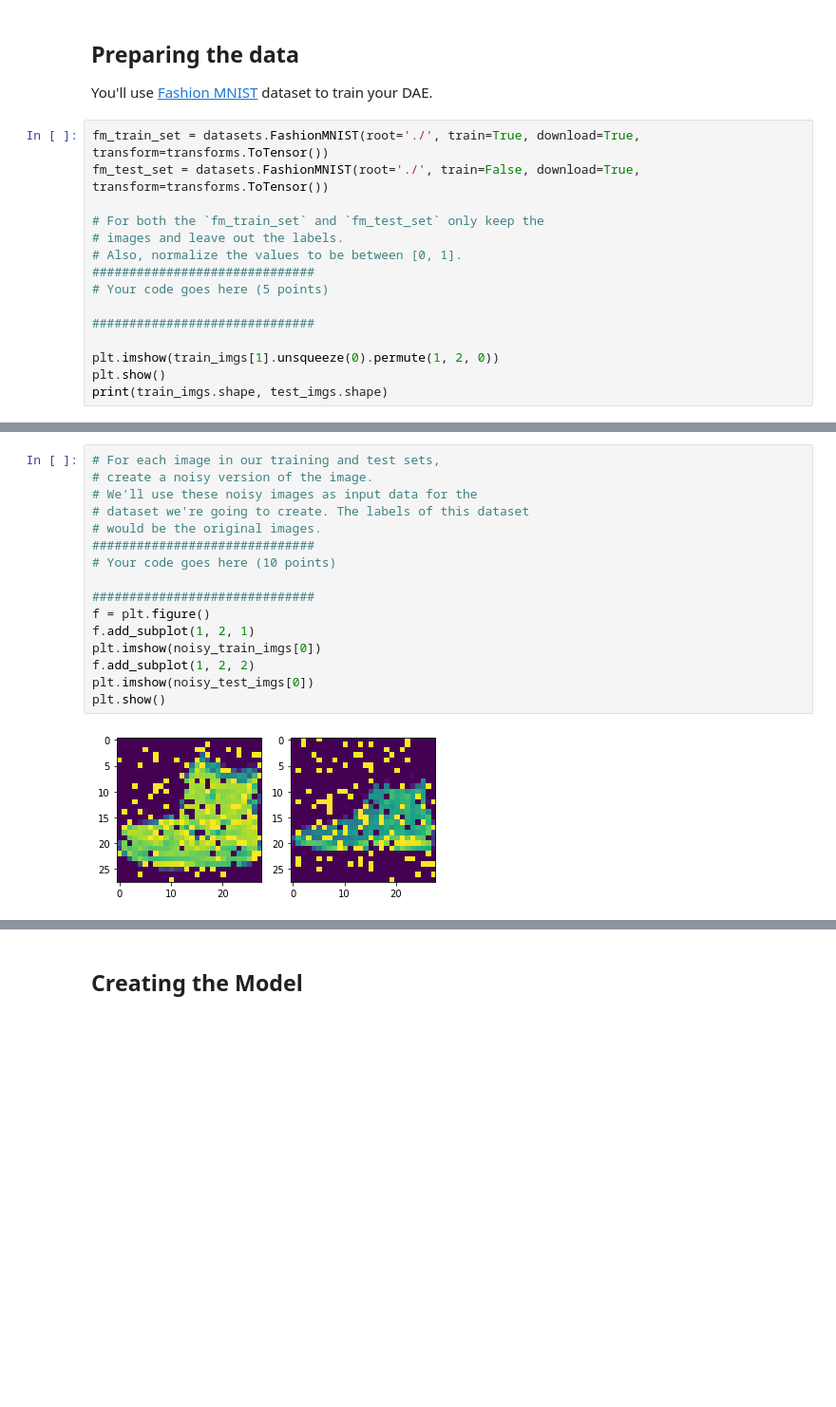
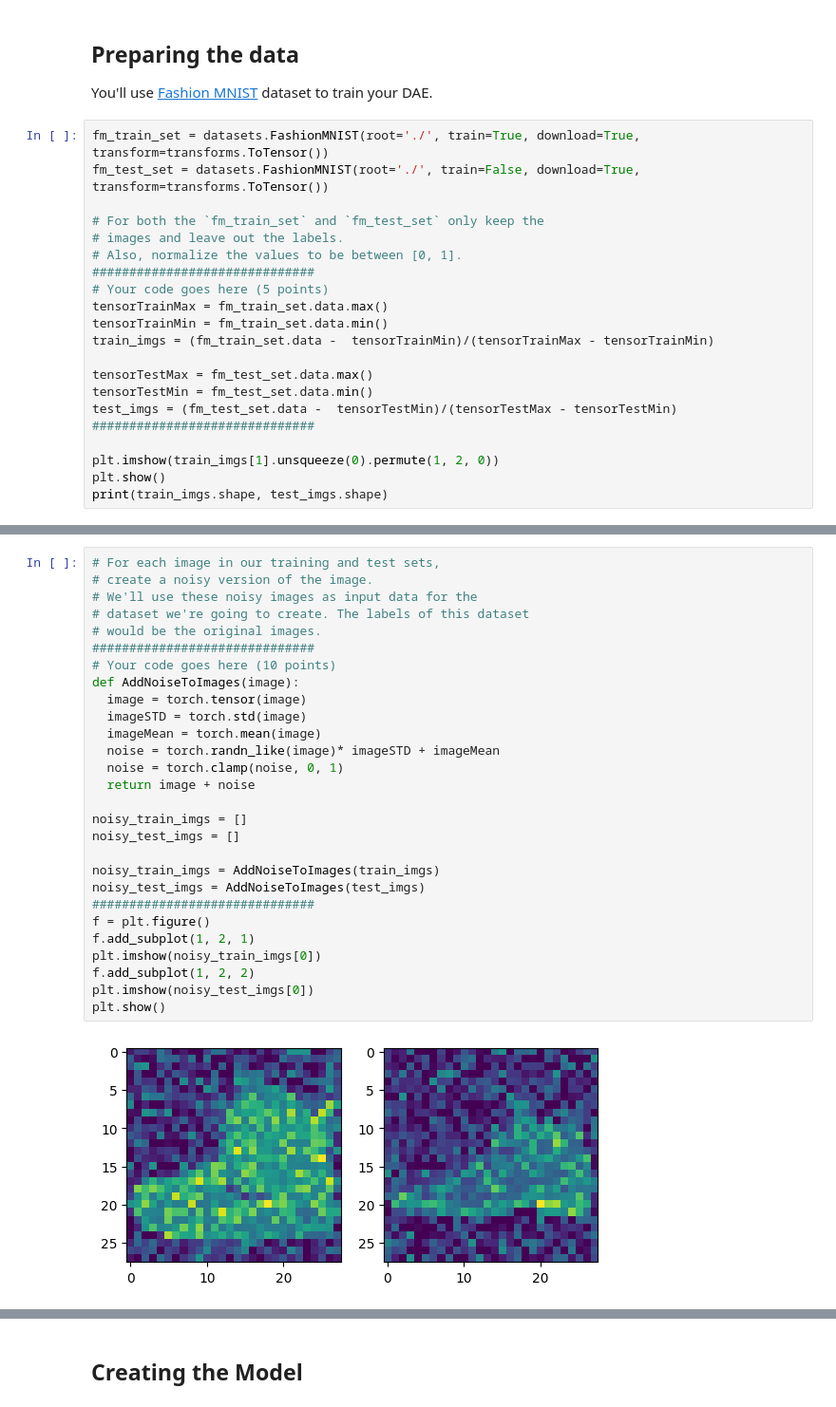
Before and after one commit to Farhadi71/Farhadi71, a Jupyter notebook: DAE.ipynb, the cells around one changed output, grey strips where cells are left out. Shown: that part at 95% size. Saved outputs shown, nothing was run; the diff lists cells and outputs as text; blank space fills up the shorter version.

```diff
--- a/DAE.ipynb
+++ b/DAE.ipynb
@@ -33,7 +31,13 @@ fm_test_set = datasets.FashionMNIST(root='./', train=False, download=True, trans
 # Also, normalize the values to be between [0, 1].
 ##############################
 # Your code goes here (5 points)
+tensorTrainMax = fm_train_set.data.max()
+tensorTrainMin = fm_train_set.data.min()
+train_imgs = (fm_train_set.data -  tensorTrainMin)/(tensorTrainMax - tensorTrainMin)
 
+tensorTestMax = fm_test_set.data.max()
+tensorTestMin = fm_test_set.data.min()
+test_imgs = (fm_test_set.data -  tensorTestMin)/(tensorTestMax - tensorTestMin)
 ##############################
 
 plt.imshow(train_imgs[1].unsqueeze(0).permute(1, 2, 0))
@@ -60,21 +64,33 @@ torch.Size([60000, 28, 28]) torch.Size([10000, 28, 28])
 # %%
 # For each image in our training and test sets,
 # create a noisy version of the image.
 # We'll use these noisy images as input data for the
 # dataset we're going to create. The labels of this dataset
 # would be the original images.
 ##############################
 # Your code goes here (10 points)
+def AddNoiseToImages(image):
+  image = torch.tensor(image)
+  imageSTD = torch.std(image)
+  imageMean = torch.mean(image)
+  noise = torch.randn_like(image)* imageSTD + imageMean
+  noise = torch.clamp(noise, 0, 1)
+  return image + noise
 
+noisy_train_imgs = []
+noisy_test_imgs = []
+
+noisy_train_imgs = AddNoiseToImages(train_imgs)
+noisy_test_imgs = AddNoiseToImages(test_imgs)
 ##############################
 f = plt.figure()
 f.add_subplot(1, 2, 1)
 plt.imshow(noisy_train_imgs[0])
 f.add_subplot(1, 2, 2)
 plt.imshow(noisy_test_imgs[0])
 plt.show()
 # %% [output]
-[figure, old version]
+[figure, new version]
 # %%
 # Now we want to construct our new training and test sets.
 # To do so, you'll use the noisy images you've created for each set
```
Also changed, not shown: parts of 14 cells of this notebook.
